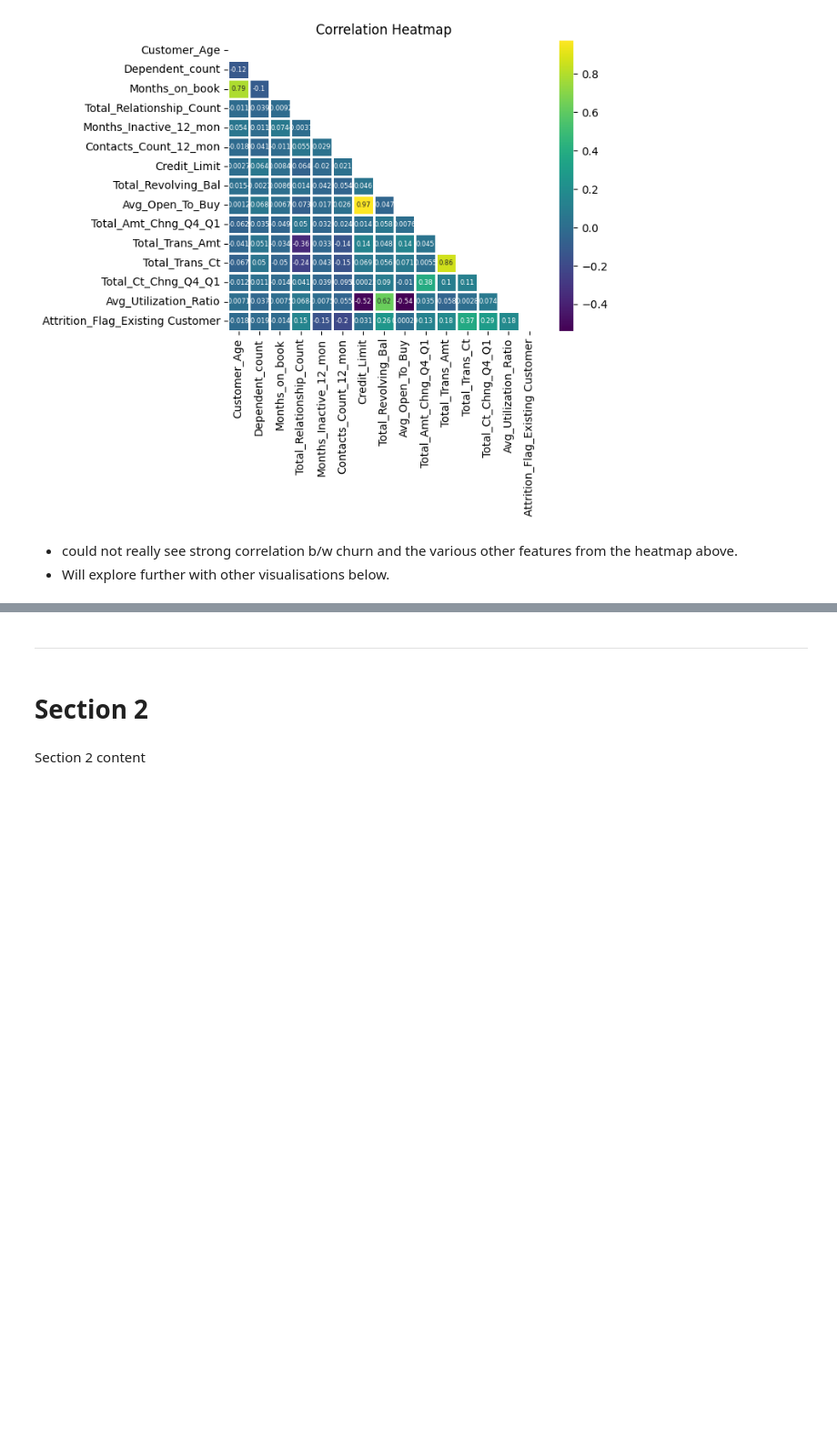
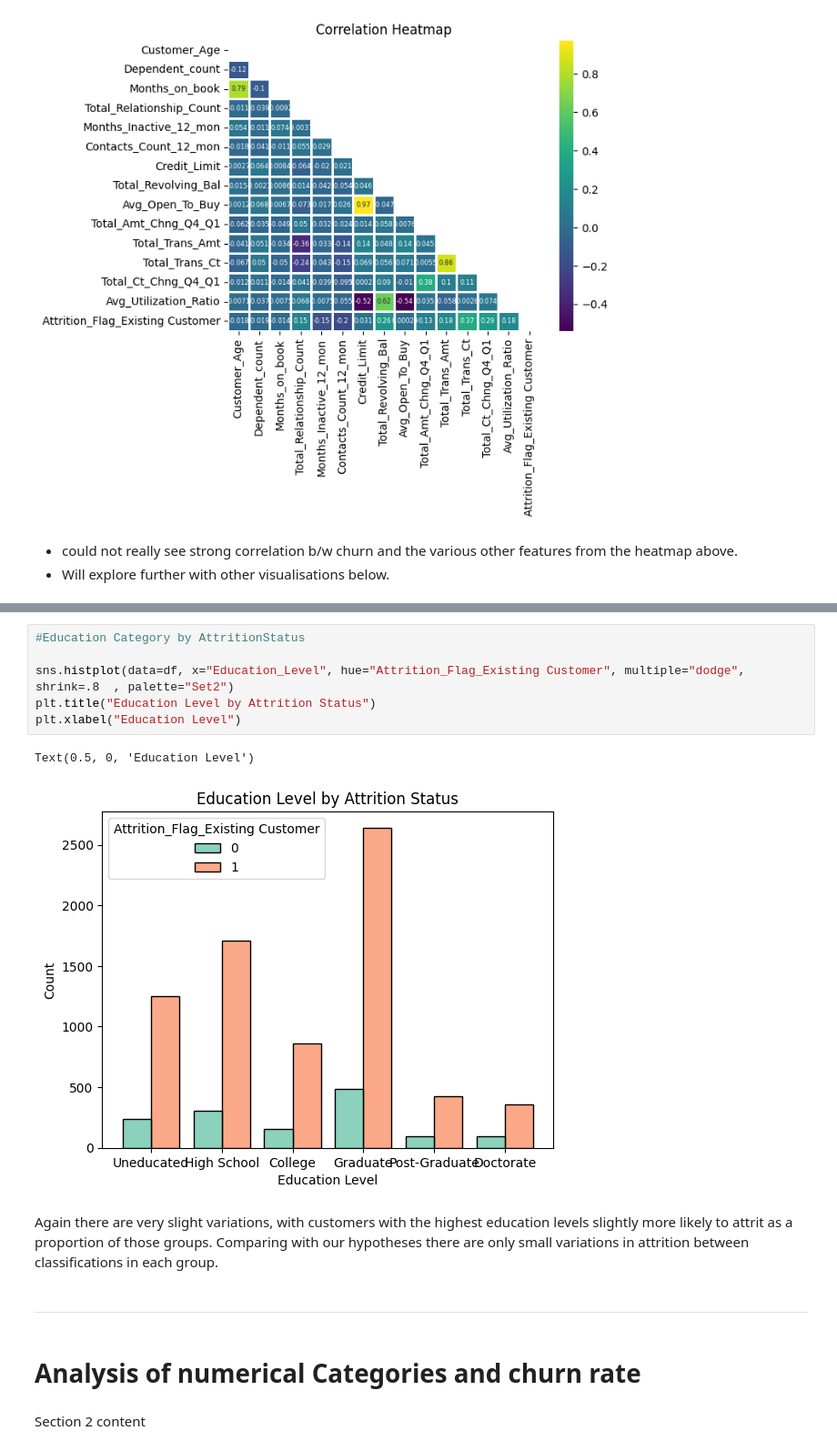
Before and after one commit to Mikeecee1/Team1_Hackathon, a Jupyter notebook: jupyter_notebooks/Visualisation.ipynb, the cells around one changed output, grey strips where cells are left out. Shown at 91% size. Cells and saved outputs as stored; diff of their text form; blank space fills up the shorter version.

```diff
--- a/jupyter_notebooks/Visualisation.ipynb
+++ b/jupyter_notebooks/Visualisation.ipynb
@@ -223,7 +191,19 @@ fig.show()
+# %%
+#Education Category by AttritionStatus
+
+sns.histplot(data=df, x="Education_Level", hue="Attrition_Flag_Existing Customer", multiple="dodge", shrink=.8  , palette="Set2")
+plt.title("Education Level by Attrition Status")
+plt.xlabel("Education Level")
+# %% [output]
+Text(0.5, 0, 'Education Level')
+[figure, added]
+# %% [markdown]
+Again there are very slight variations, with customers with the highest education levels slightly more likely to attrit as a proportion of those groups.
+Comparing with our hypotheses there are only small variations in attrition between classifications in each group.
 # %% [markdown]
 ---
-# %% [markdown]
-# Section 2
+# %% [markdown]
+# Analysis of numerical Categories and churn rate
 # %% [markdown]
 Section 2 content
 # %% [markdown]
```
Also changed, not shown: parts of 16 cells of this notebook.
